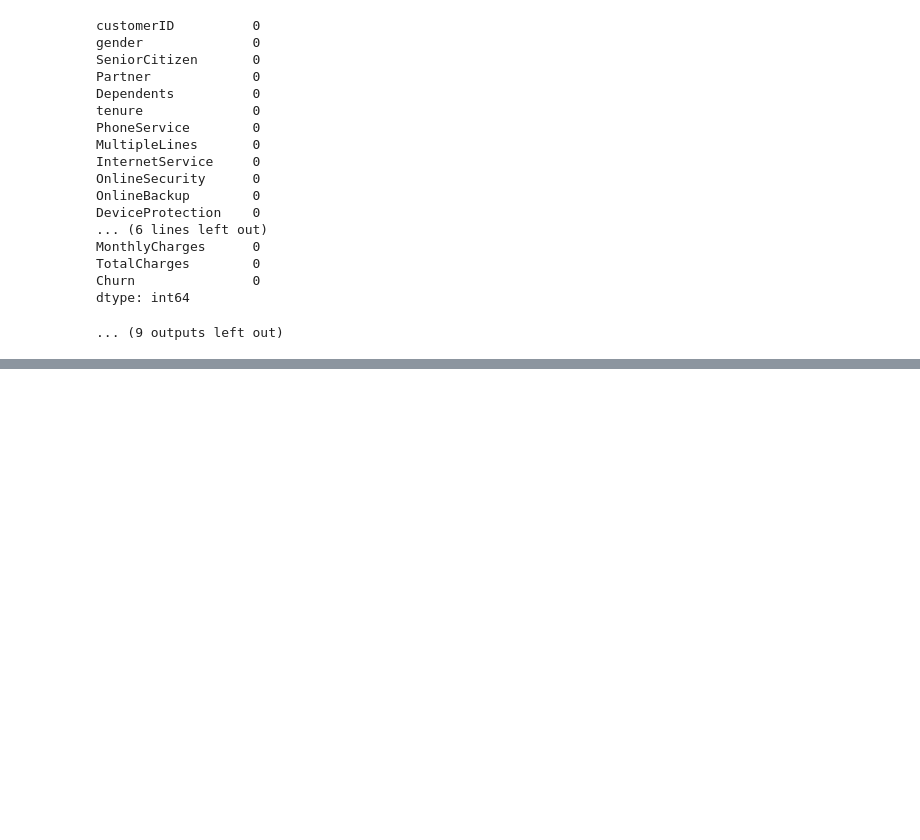
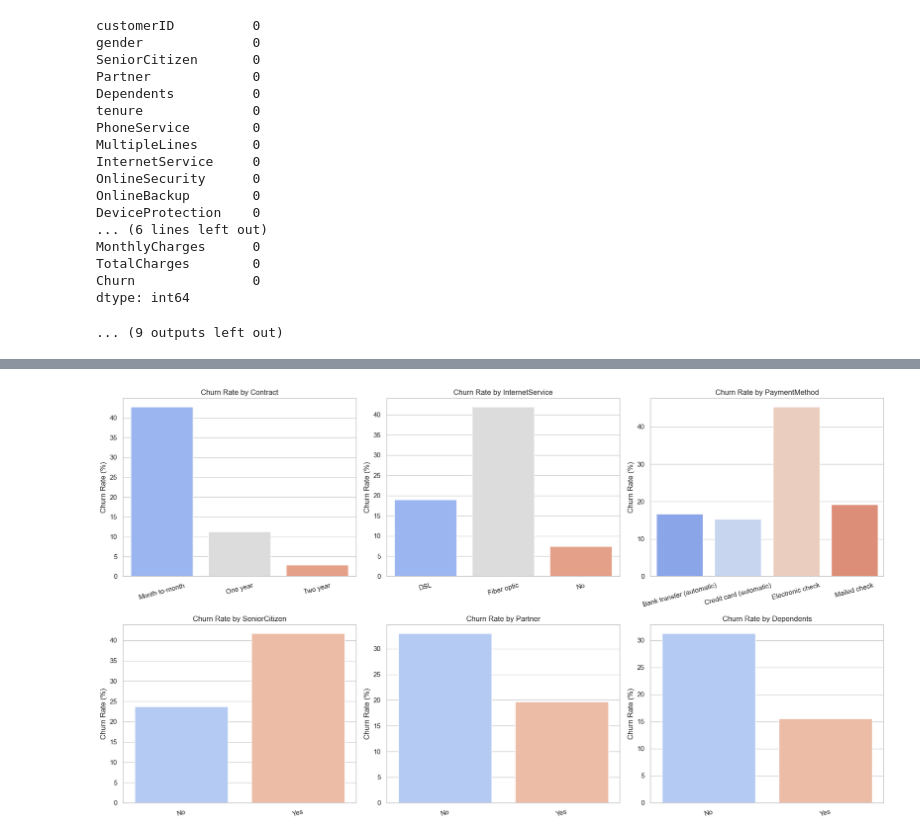
Before and after one commit to jpbombard/telco-churn-analysis, a Jupyter notebook: notebooks/churn_analysis.ipynb, the cells around one changed output, grey strips where cells are left out. Saved outputs shown, nothing was run; the diff lists cells and outputs as text; code cells hidden in the pictures; blank space fills up the shorter version.

```diff
--- a/notebooks/churn_analysis.ipynb
+++ b/notebooks/churn_analysis.ipynb
@@ -91,0 +161,25 @@ dtype: int64
+# %%
+# Churn rate by categorical features
+cat_cols_plot = ["Contract", "InternetService", "PaymentMethod",
+                 "SeniorCitizen", "Partner", "Dependents"]
+
+fig, axes = plt.subplots(2, 3, figsize=(18, 10))
+axes = axes.flatten()
+
+for i, col in enumerate(cat_cols_plot):
+    churn_rate = df.groupby(col)["Churn"].mean().reset_index()
+    churn_rate["Churn"] = churn_rate["Churn"] * 100
+
+    sns.barplot(data=churn_rate, x=col, y="Churn",
+                hue=col, legend=False,
+                ax=axes[i], palette="coolwarm")
+    axes[i].set_title(f"Churn Rate by {col}")
+    axes[i].set_ylabel("Churn Rate (%)")
+    axes[i].set_xlabel("")
+    axes[i].tick_params(axis="x", rotation=15)
+
+plt.tight_layout()
+plt.savefig("../data/categorical_churn_rates.png", dpi=150, bbox_inches="tight")
+plt.show()
+# %% [output]
+[figure, added]
```
Also changed, not shown: parts of 9 cells of this notebook, 5 other files.
